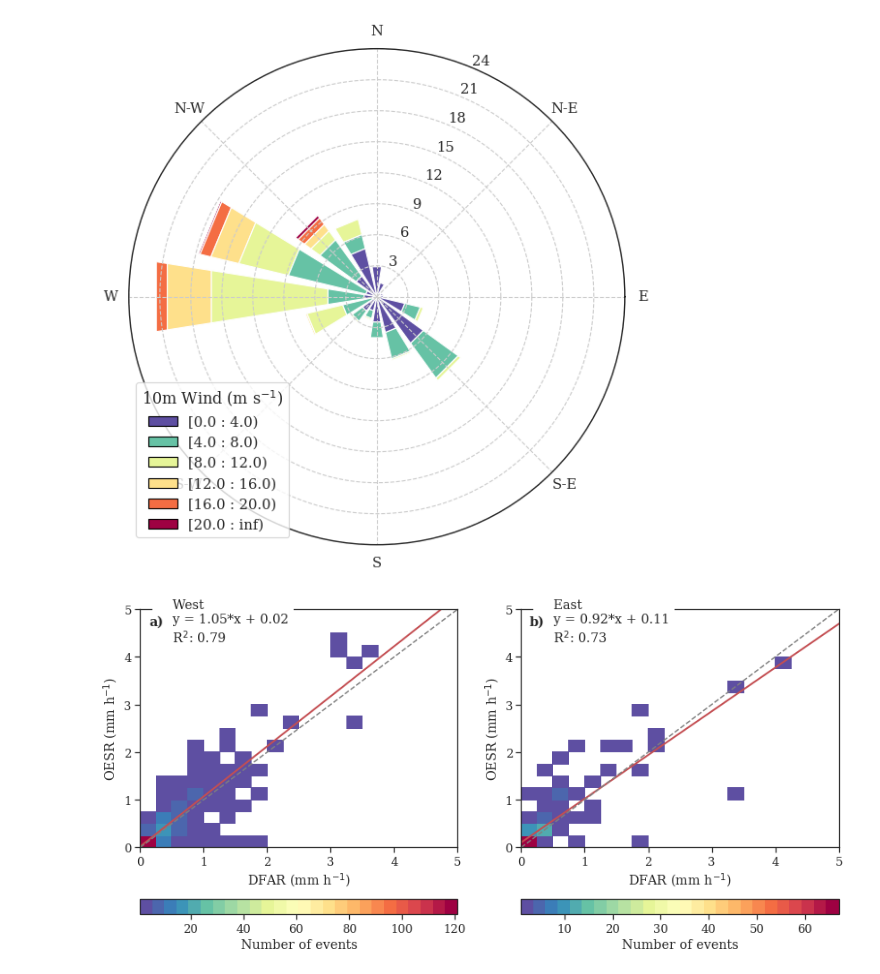
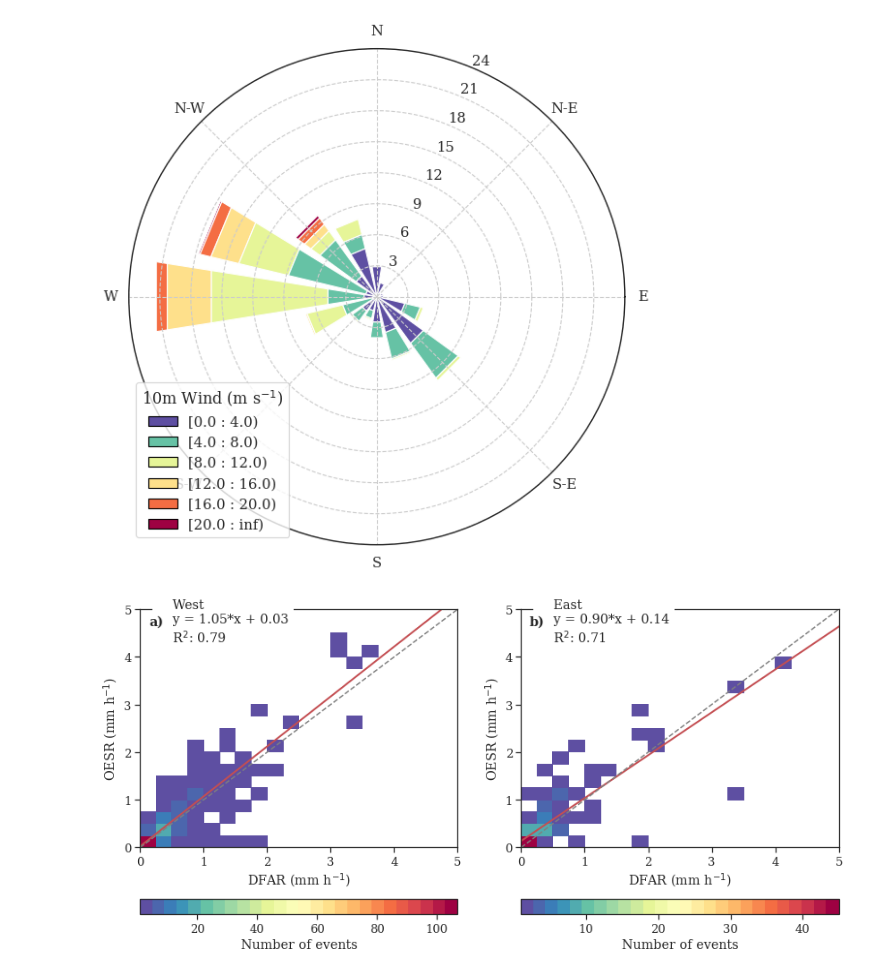
Before and after one commit to franzihe/Haukeliseter_16_17, a Jupyter notebook: write_nc_precip_day_wind_regime_temp_condition_V2.ipynb, the cells around one changed output. Saved outputs shown, nothing was run; the diff lists cells and outputs as text; code cells hidden in the pictures.

```diff
--- a/write_nc_precip_day_wind_regime_temp_condition_V2.ipynb
+++ b/write_nc_precip_day_wind_regime_temp_condition_V2.ipynb
@@ -615,3 +615,25 @@ ret['precip_east_hourly'] = ret['precip_east'].groupby(ret['precip_east'].index
+# %%
+obs['precip_hourly'] = obs['precip'].groupby(obs['precip'].index // 60).sum()
+ret['precip_hourly'] = ret['precip'].groupby(ret['precip'].index // 60).sum()
+# %%
+obs['precip_west_hourly'] = obs['precip_hourly'].where(np.logical_or(np.logical_and(obs['WD_hourly'] >= 202.5 ,
+                                                                                    obs['WD_hourly'] <= 360.),
+                                                                     obs['WD_hourly'] < 22.5))
+obs['precip_east_hourly'] = obs['precip_hourly'].where(np.logical_and(obs['WD_hourly'] >= 22.5,
+                                                                      obs['WD_hourly'] < 202.5))
+
+ret['precip_west_hourly'] = ret['precip_hourly'].where(np.logical_or(np.logical_and(ret['WD_hourly'] >= 202.5 ,
+                                                                                    ret['WD_hourly'] <= 360.),
+                                                                     ret['WD_hourly'] < 22.5))
+ret['precip_east_hourly'] = ret['precip_hourly'].where(np.logical_and(ret['WD_hourly'] >= 22.5,
+                                                                      ret['WD_hourly'] < 202.5))
+# %%
+obs['precip_hourly'] = obs['precip_hourly'].where(obs['2T_hourly'] < 2.)
+obs['precip_west_hourly'] = obs['precip_west_hourly'].where(obs['2T_hourly'] < 2.)
+obs['precip_east_hourly'] = obs['precip_east_hourly'].where(obs['2T_hourly'] < 2.)
+ret['precip_hourly'] = ret['precip_hourly'].where(obs['2T_hourly'] < 2.)
+ret['precip_west_hourly'] = ret['precip_west_hourly'].where(ret['2T_hourly'] < 2.)
+ret['precip_east_hourly'] = ret['precip_east_hourly'].where(ret['2T_hourly'] < 2.)
 # %%
 def plt_2dhist_observation(axs, x, y,regime,  _range=None, vmax=None):
     cmap = plt.get_cmap('Spectral_r', 26)
@@ -641,7 +663,7 @@ def plt_2dhist_observation(axs, x, y,regime,  _range=None, vmax=None):
 #    print('counts',counts, 'sum',np.nansum(counts),'shape', counts.shape, np.nanmax(counts))
     return(annotation_string, im, )
 # %%
-fig_label = ['a)', 'b)', 'c)', 'd)', 'e)', 'f)', 'g)', 'h)']
+fig_label = ['a)', 'b)', 'c)', 'd)', 'e)', 'f)', 'g)', 'h)', 'i)', 'j)', 'k)', 'l)', 'm)']
 # %%
 fig, axsm = plt.subplots(1, 2, figsize = [14,7])
 axs = axsm.flatten()
@@ -657,7 +679,7 @@ annotation_string[0],im = plt_2dhist_observation(axs[0],
                                       ret['precip_west_hourly'].where(filter, ).values,#.flatten(),
                                       'West',
                                         _range=[[0,5], [0,5]],
-                                       vmax=121)
+                                       vmax=107)
 cbar = plt.colorbar(im, ax = axs[0], norm = mpl.colors.NoNorm, orientation = 'horizontal')
 cbar.ax.set_xlabel('Number of events')
 
@@ -668,35 +690,35 @@ annotation_string[1],im = plt_2dhist_observation(axs[1],
                                       obs['precip_east_hourly'].where(filter, ).values,#.flatten(),
                                       ret['precip_east_hourly'].where(filter, ).values,#.flatten(),
                                       'East',
                                           _range=[[0,5], [0,5]],
-                                       vmax=67
+                                       vmax=45
                                          )
 cbar = plt.colorbar(im, ax = axs[1], norm = mpl.colors.NoNorm, orientation = 'horizontal')
 cbar.ax.set_xlabel('Number of events')
 
 for i in range(len(axs)):
 #    axs[i].set_aspect('equal')
     axs[i].set_xlabel('DFAR (mm h$^{-1}$)')
     axs[i].set_ylabel('OESR (mm h$^{-1}$)')
     axs[i].plot([0,1], [0,1], transform = axs[i].transAxes, color = 'grey', ls = '--')
     axs[i].annotate(annotation_string[i], xy=(0.05, 0.80), xycoords='axes fraction',
                                              backgroundcolor='w', )
     axs[i].text(0.05, 0.95,
                     fig_label[i],
                     fontweight='bold',
                     horizontalalignment='center',
                     verticalalignment='center',
                     transform = axs[i].transAxes)
 
 
 if savefig == 1:
         cF.createFolder('%s/' %(figdir))
         fig_name = 'winter_16_17_sfc_2dhist_corr.'+form
         plt.savefig('%s/%s' %(figdir, fig_name), format = form, bbox_inches='tight', transparent=True)
         print('plot saved: %s/%s' %(figdir, fig_name))
         plt.close()
 # %% [output]
-[figure, old version]
+[figure, new version]
 # %%
 ## Create dictonary with dataframes of necessary varibles
 # Sort seasonal accumulation in wind speed regime
```
Also changed, not shown: parts of 21 cells of this notebook.
